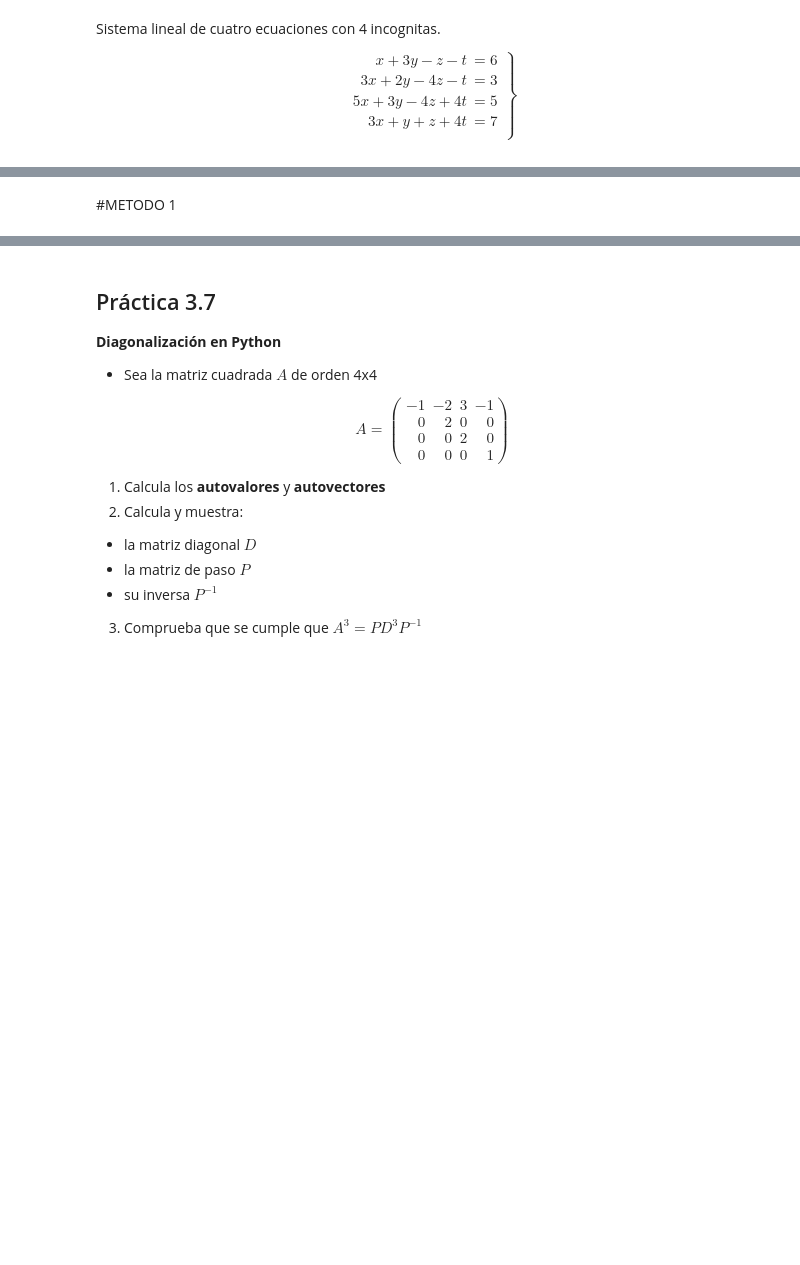
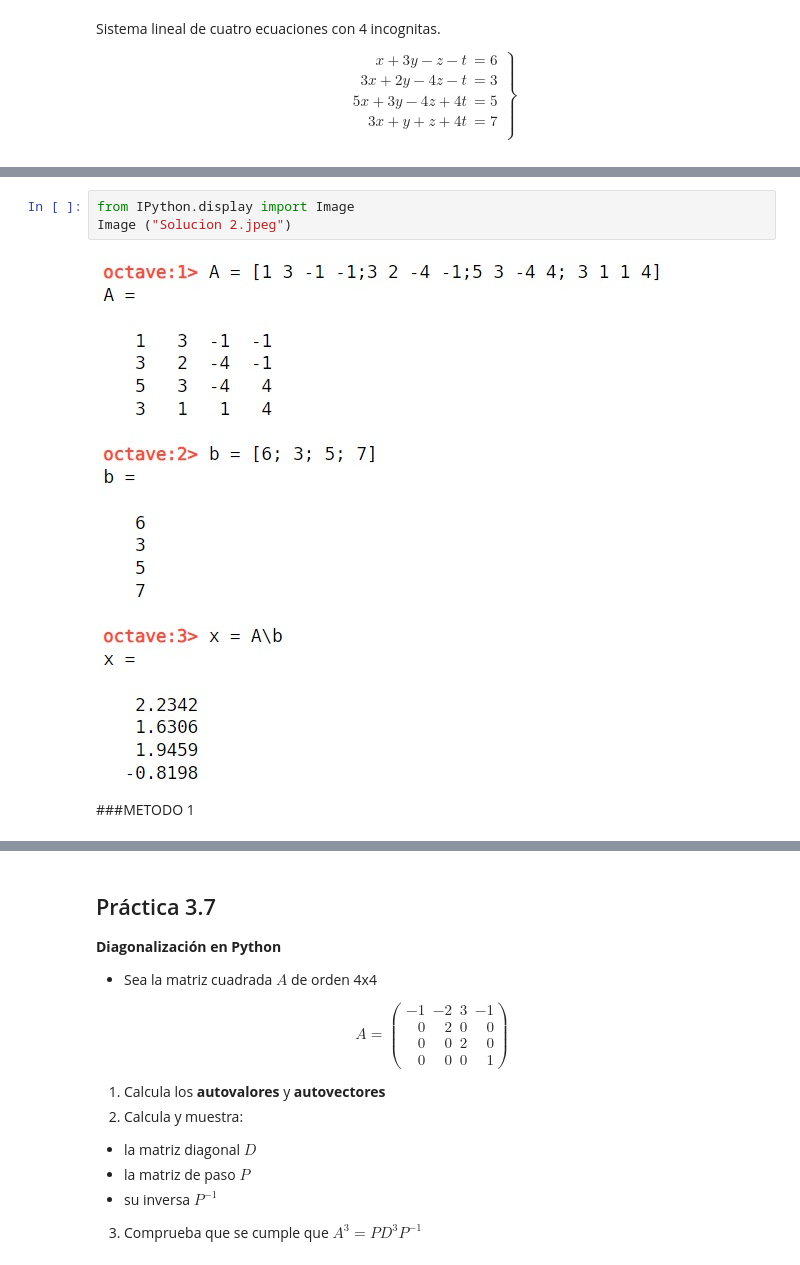
Before and after one commit to Alba004/Matematicas, a Jupyter notebook: algebra/practica_algebra.ipynb, the cells around one changed output, grey strips where cells are left out. Drawn from its saved outputs; the diff is of its cells as text; blank space fills up the shorter version.

```diff
--- a/algebra/practica_algebra.ipynb
+++ b/algebra/practica_algebra.ipynb
@@ -222,2 +230,7 @@ x +3y - z - t &=6 \\
+# %%
+from IPython.display import Image
+Image ("Solucion 2.jpeg")
+# %% [output]
+[figure, added]
 # %% [markdown]
-#METODO 1
+###METODO 1
```
Also changed, not shown: parts of 16 cells of this notebook.
